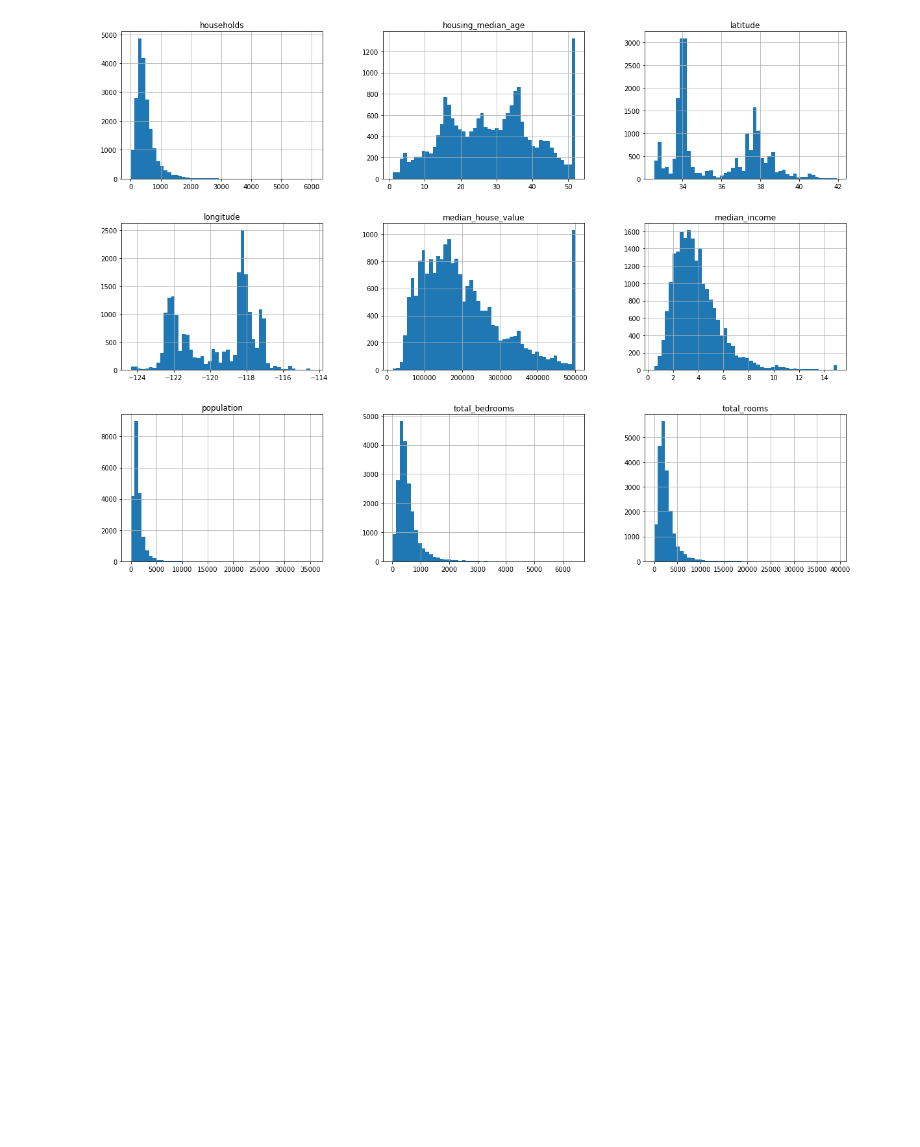
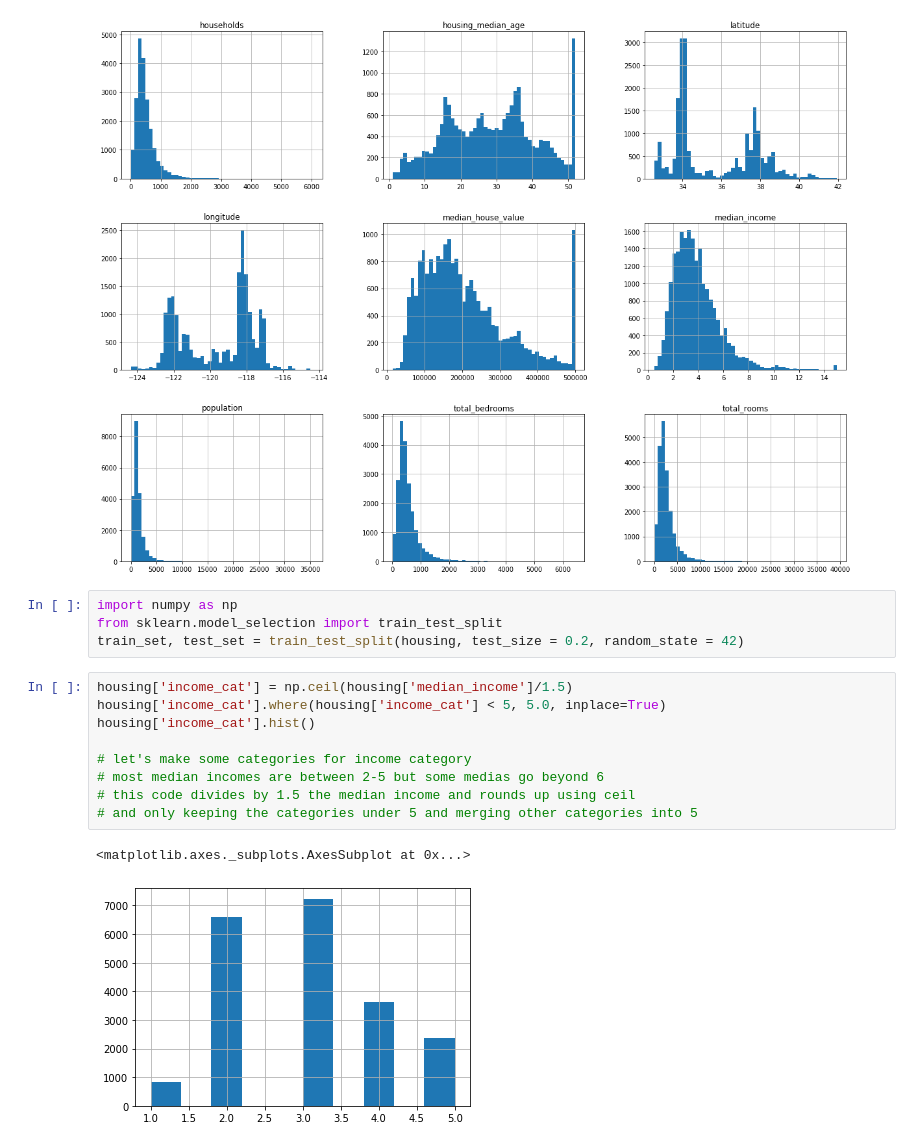
Before and after one commit to pierre-brendan/handson_ml, a Jupyter notebook: handson_ml1.ipynb, the cells around one changed output. Cells and saved outputs as stored; diff of their text form; blank space fills up the shorter version.

```diff
--- a/handson_ml1.ipynb
+++ b/handson_ml1.ipynb
@@ -81,3 +81,19 @@ housing.hist(bins=50, figsize=(20,15))
 plt.show()
 # %% [output]
 [figure]
+# %%
+import numpy as np
+from sklearn.model_selection import train_test_split
+train_set, test_set = train_test_split(housing, test_size = 0.2, random_state = 42)
+# %%
+housing['income_cat'] = np.ceil(housing['median_income']/1.5)
+housing['income_cat'].where(housing['income_cat'] < 5, 5.0, inplace=True)
+housing['income_cat'].hist()
+
+# let's make some categories for income category
+# most median incomes are between 2-5 but some medias go beyond 6
+# this code divides by 1.5 the median income and rounds up using ceil
+# and only keeping the categories under 5 and merging other categories into 5
+# %% [output]
+<matplotlib.axes._subplots.AxesSubplot at 0x...>
+[figure, added]
```
Also changed, not shown: parts of 2 cells of this notebook.
